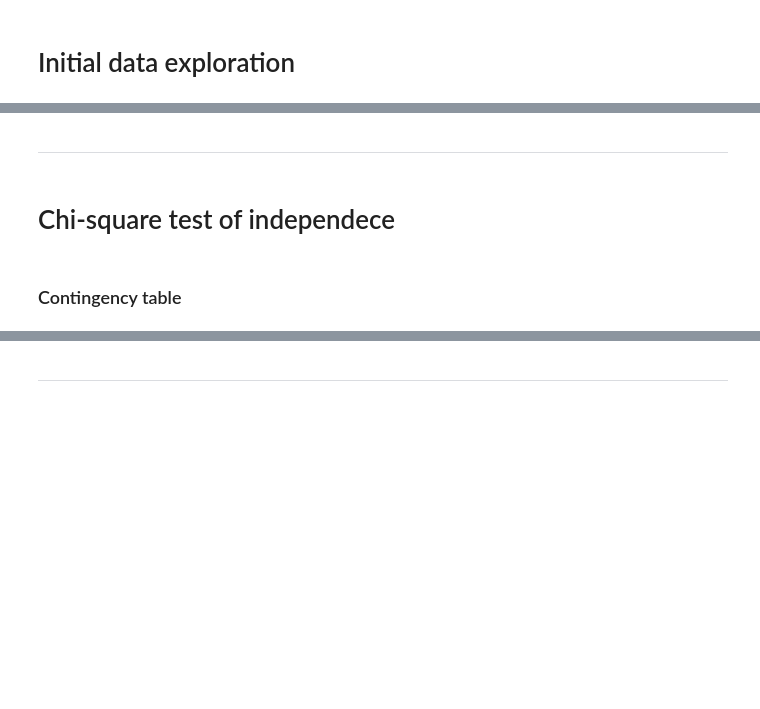
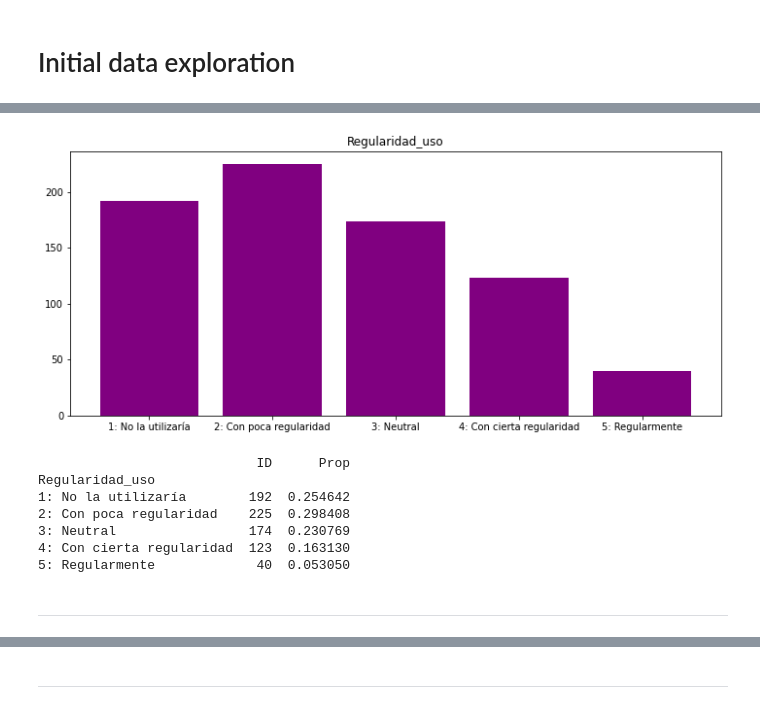
Before and after one commit to prope-2020-gh-classroom/practica-final-por-equipos-verano-2020-itam-esesancr, a Jupyter notebook: Project/Subproject_c/Sp_c_nb.ipynb, the cells around one changed output, grey strips where cells are left out. Cells and saved outputs as stored; diff of their text form; code cells hidden in the pictures; blank space fills up the shorter version.

```diff
--- a/Project/Subproject_c/Sp_c_nb.ipynb
+++ b/Project/Subproject_c/Sp_c_nb.ipynb
@@ -143,6 +105,18 @@ plt.show()
+# %%
+ct_var = ['ID']
+bar_var = ['Regularidad_uso']
+color='purple'
+
+one_bar_graph(dfx, ct_var, bar_var, color)
+var_count_summary(dfx, ct_var, bar_var)
+# %% [output]
+[figure, added]
+                            ID      Prop
+Regularidad_uso
+1: No la utilizaría        192  0.254642
+2: Con poca regularidad    225  0.298408
+3: Neutral                 174  0.230769
+4: Con cierta regularidad  123  0.163130
+5: Regularmente             40  0.053050
 # %% [markdown]
 ---
-# %% [markdown]
-# Chi-square test of independece
-# %% [markdown]
-### Contingency table
```
Also changed, not shown: parts of 59 cells of this notebook, 2 other files.
